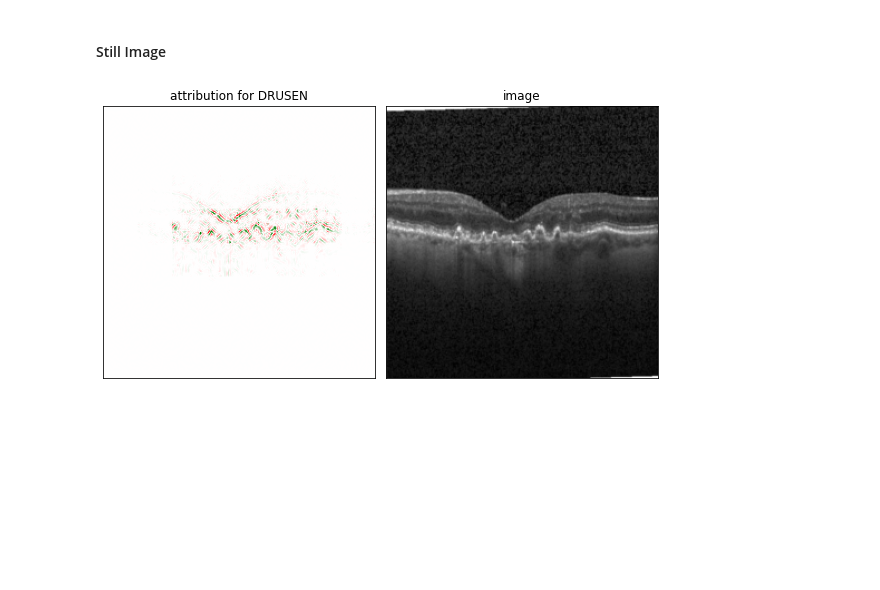
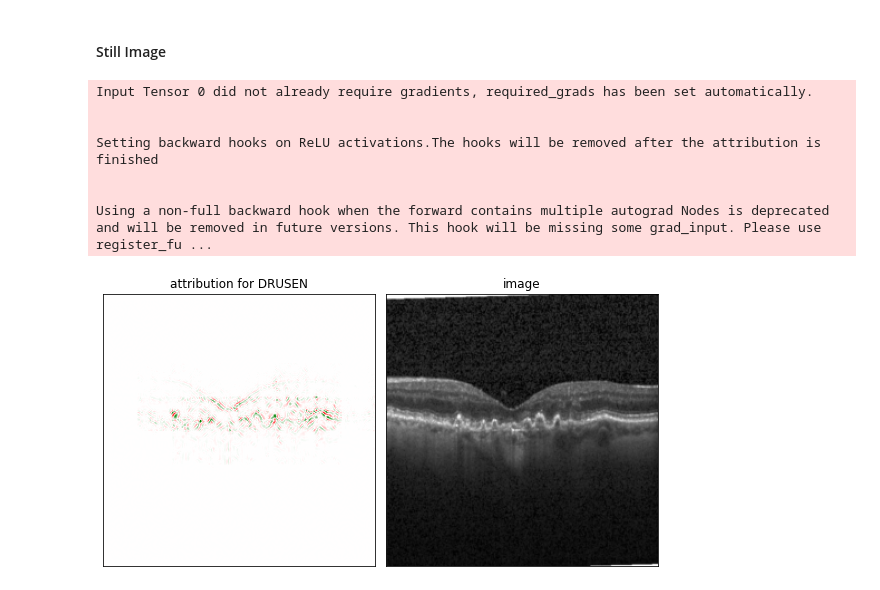
Before and after one commit to dssaenzml/simCLR_ML, a Jupyter notebook: SimCLR_OCT_Classifier_Final.ipynb, the cells around one changed output. Cells and saved outputs as stored; diff of their text form; code cells hidden in the pictures; blank space fills up the shorter version.

```diff
--- a/SimCLR_OCT_Classifier_Final.ipynb
+++ b/SimCLR_OCT_Classifier_Final.ipynb
@@ -218,8 +228,10 @@ random_state = 6
 num_of_classes = 4
 
 # update batch_size: 32, 64, 128
-oct_data = OCTDataModule(root_dir=root_dir, transform=transform, batch_size=batch_size,
-                         frac_train_images=frac_train_images, random_state=random_state)
+oct_data = OCTDataModule(root_dir=root_dir, root_dir_test=root_dir_test,
+                         transform=transform, batch_size=batch_size,
+                         frac_train_images=frac_train_images,
+                         random_state=random_state)
 oct_data.setup()
 
 ds_train = oct_data.oct_train
@@ -249,9 +263,9 @@ Clipping input data to the valid range for imshow with RGB data ([0..1] for floa
 class UnFreezeCallback(Callback):
   def on_epoch_end(self, trainer, pl_module):
     if trainer.current_epoch == 10:
-      pl_module.embeddings.unfreeze()
+      pl_module.base_model.unfreeze()
 
-# TODO fix this broken shit - figure out a way to log embeddings with callbacks
+# TODO fix this - figure out a way to log embeddings with callbacks
 class CometLogCallback(Callback):
     def on_epoch_end(self, trainer, pl_module):
       pl_module.logger.experiment.log_embedding(pl_module.reps, label_list)
@@ -619,0 +638,22 @@ COMET INFO: Uploading 1 metrics, params and output messages
+# %%
+suggested_lr = 0.0019054607179632484
+weight_path = 'https://pl-bolts-weights.s3.us-east-2.amazonaws.com/simclr/bolts_simclr_imagenet/simclr_imagenet.ckpt'
+hparams = Namespace(
+    learning_rate=suggested_lr,
+    freeze_base=True,
+    tune=False,
+    max_epochs=15,
+    steps_per_epoch = len(oct_data.train_dataloader()),
+    n_classes=num_of_classes,
+    embeddings_path=weight_path,
+    batch_size=batch_size,
+    optimizer=optimizer,
+    arch='resnet50',
+    frac_train_images=frac_train_images
+)
+model_loaded = OCTModel(hparams)
+# import requests
+# r = requests.get('https://www.comet.ml/api/rest/v2/registry-model/item/download?workspaceName=abdusah-mbzuai&modelName=oct-classifier-model&version=1.3.0', headers={'Authorization': 'oqnsyupYtRnpFlgmW4zBl7XxC'})
+
+model_loaded.load_state_dict(torch.load('/content/drive/MyDrive/Colab_Notebooks/OCT_Scans/octmodel'))
+# model_loaded
@@ -619,0 +704,5 @@ COMET INFO: Uploading 1 metrics, params and output messages
+# %%
+# check for available model
+if "model_tuned" not in globals():
+  model_tuned = model_loaded
+  # print("model_tuned not here")
@@ -673,32 +911,39 @@ CaptumInsights(insights_config={'classes': ('NORMAL', 'CNV', 'DME', 'DRUSEN'), '
 # %%
 from PIL import Image
 from captum.attr import GuidedGradCam
 from captum.attr import visualization as viz
 
 center_crop = transforms.Compose([
  transforms.Resize((244, 244)),
  transforms.Grayscale(num_output_channels=3),
 ])
 
 vis_types = ["heat_map", "original_image"]
 vis_signs = ["all", "all"] # "positive", "negative", or "all" to show both
 
 img = Image.open('/content/drive/MyDrive/Colab_Notebooks/OCT_Scans/OCT2017_M/test/DRUSEN-1173253-1.jpeg')
 
 input = transform(img)
 input = input.unsqueeze(0)
 
-guided_gc = GuidedGradCam(model_tuned, model_tuned.embeddings.encoder.layer4)
-attribution = guided_gc.attribute(input.cuda(), 3)
+guided_gc = GuidedGradCam(model_tuned, model_tuned.base_model.encoder.layer4)
+attribution = guided_gc.attribute(input.cpu(), 3)
 
 attribution_cnv = np.transpose(attribution.squeeze().cpu().detach().numpy(), (1,2,0))
 
 _ = viz.visualize_image_attr_multiple(attribution_cnv,
                                       np.array(center_crop(img)),
                                       vis_types,
                                       vis_signs,
                                       ["attribution for DRUSEN", "image"],
                                       show_colorbar = False
                                      )
 # %% [output]
+Input Tensor 0 did not already require gradients, required_grads has been set automatically.
+
+
+Setting backward hooks on ReLU activations.The hooks will be removed after the attribution is finished
+
+
+Using a non-full backward hook when the forward contains multiple autograd Nodes is deprecated and will be removed in future versions. This hook will be missing some grad_input. Please use register_fu ...
-[figure, old version]
+[figure, new version]
```
Also changed, not shown: parts of 40 cells of this notebook.
